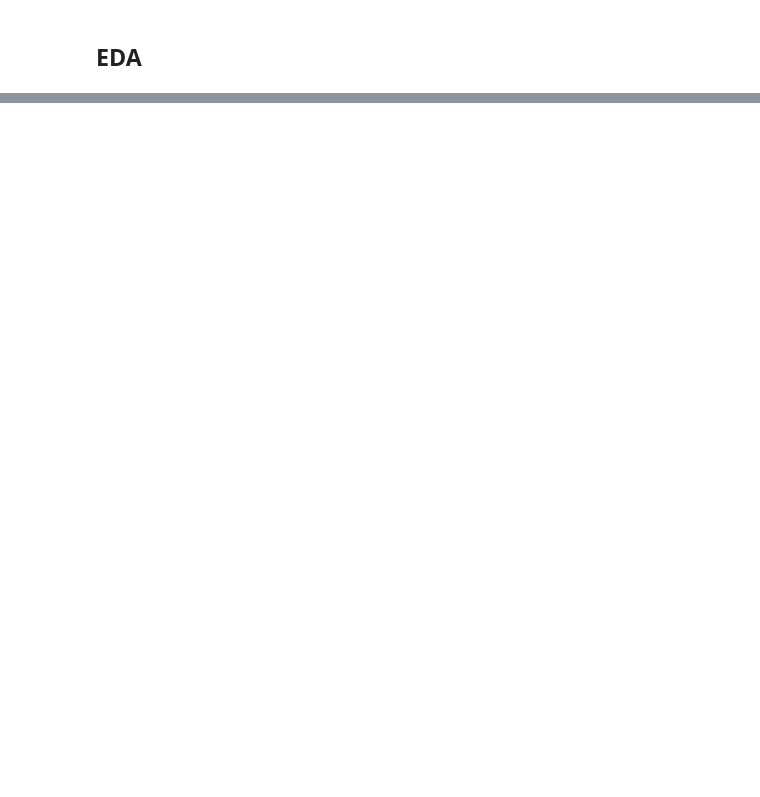
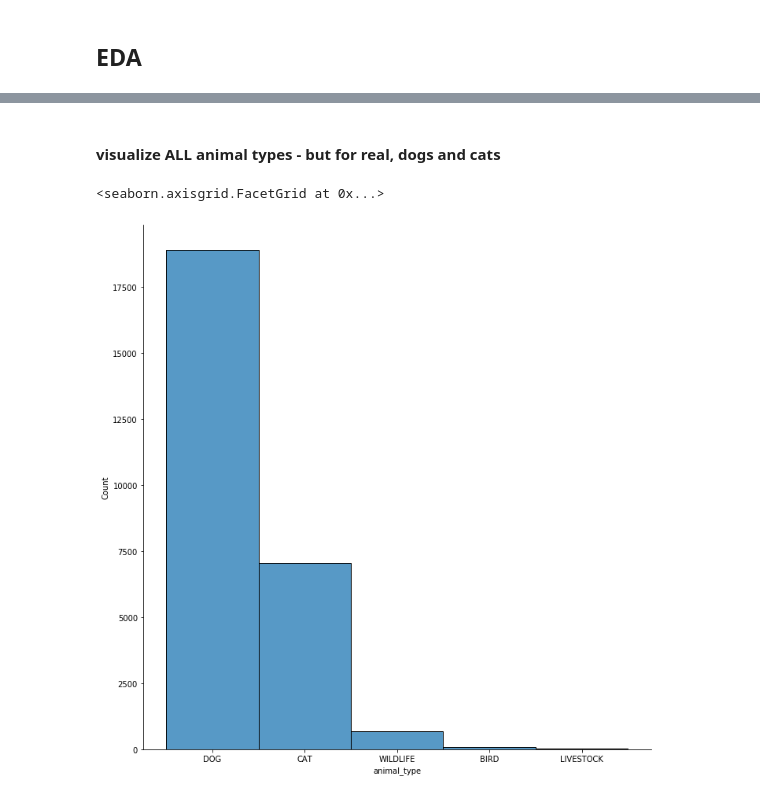
Before and after one commit to thomaspatrickhill/Dallas_Animal_Shelter_EDA, a Jupyter notebook: dallas_shelter_data_eda.ipynb, the cells around one changed output, grey strips where cells are left out. Cells and saved outputs as stored; diff of their text form; code cells hidden in the pictures; blank space fills up the shorter version.

```diff
--- a/dallas_shelter_data_eda.ipynb
+++ b/dallas_shelter_data_eda.ipynb
@@ -219,0 +434,7 @@ https://askwonder.com/research/provide-list-kpis-animal-services-departments-wit
+# %% [markdown]
+#### visualize ALL animal types - but for real, dogs and cats
+# %%
+sns.displot(df, x='animal_type', height=10)
+# %% [output]
+<seaborn.axisgrid.FacetGrid at 0x...>
+[figure, added]
```
Also changed, not shown: parts of 44 cells of this notebook, 2 other files.
